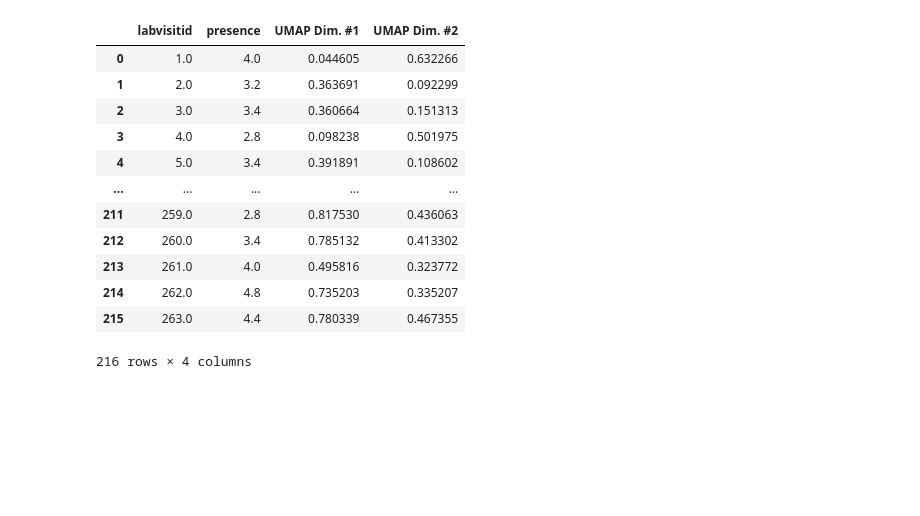
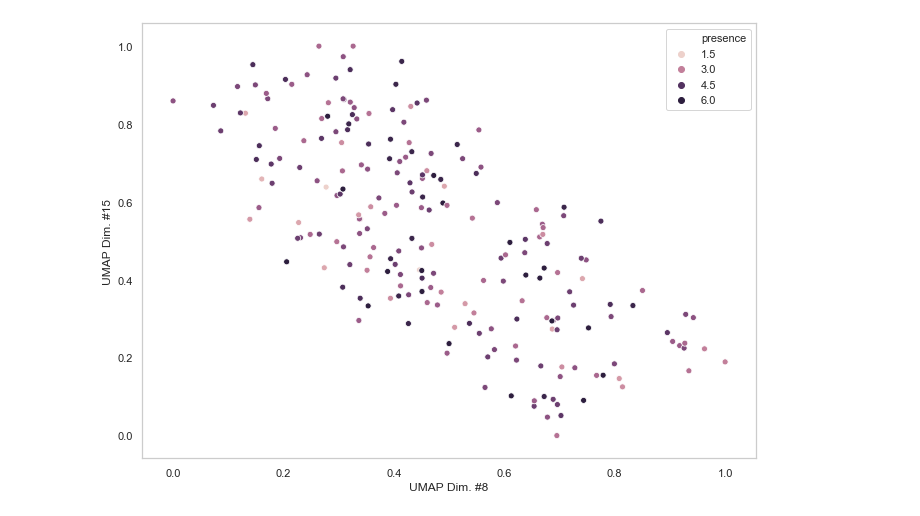
Before and after one commit to adolwick/BIOF509-Project, a Jupyter notebook: 2b_UMAP.ipynb, the cells around one changed output. Drawn from its saved outputs; the diff is of its cells as text; code cells hidden in the pictures; blank space fills up the shorter version.

Commit message:
annotated UMAP file

```diff
--- a/2b_UMAP.ipynb
+++ b/2b_UMAP.ipynb
@@ -8,42 +13,2 @@ import seaborn as sns
 pd.options.display.max_rows=10
 pd.options.display.max_columns=6
-# %%
-class UMAP_class:
-
-    def __init__(self, datafile, IDs = []):
-        self.data = pd.read_csv(datafile)
-        self.IDs = IDs
-        self.IDdf = self.data.filter(IDs)
-        self.nonIDdf = pd.DataFrame(self.data.drop(self.IDs, axis=1))
-
-    def analysis(self, metric, n_neighbors=[], min_dist=[], n_components=[]):
-        self.reducer = umap.UMAP(n_neighbors=n_neighbors, min_dist=min_dist, n_components=n_components, metric=metric)
-        self.umapdata = pd.DataFrame(self.reducer.fit_transform(self.nonIDdf))
-        self.n_components = n_components
-
-    def scale(self, scaler):
-        self.scaler = scaler
-        self.scaledumap = self.scaler.fit_transform(self.umapdata)
-        self.scaledumapdf = pd.DataFrame(self.scaledumap)
-
-    def df_create(self, umap_data=[]):
-
-        def prepend(list, str):
-            str += '{0}'
-            list = [str.format(i) for i in list]
-            return(list)
-
-        self.rangemax = self.n_components+1
-        self.complist = list(range(1,self.rangemax))
-        self.compstr = "UMAP Dim. #"
-        self.compcols = prepend(self.complist, self.compstr)
-        self.compdf = pd.DataFrame(data = umap_data, columns = self.compcols)
-        self.concatlist = [self.IDdf, self.compdf]
-        self.umapdf = pd.concat(self.concatlist, axis=1)
-
-    def scatter(self, x, y, hue, figsize=[]):
-        sns.set(rc={'figure.figsize':figsize})
-        sns.scatterplot(x=x, y=y, hue=hue, data=self.umapdf)
-
-    def csv(self, csvname):
-        self.umapdf.to_csv(csvname, index=False)
@@ -55,16 +14,0 @@ reduction.df_create(umap_data=reduction.scaledumap)
-# %%
-reduction.umapdf
-# %% [output]
-|  | labvisitid | presence | UMAP Dim. #1 | UMAP Dim. #2 |
-| 0 | 1.0 | 4.0 | 0.044605 | 0.632266 |
-| 1 | 2.0 | 3.2 | 0.363691 | 0.092299 |
-| 2 | 3.0 | 3.4 | 0.360664 | 0.151313 |
-| 3 | 4.0 | 2.8 | 0.098238 | 0.501975 |
-| 4 | 5.0 | 3.4 | 0.391891 | 0.108602 |
-| ... | ... | ... | ... | ... |
-| 211 | 259.0 | 2.8 | 0.817530 | 0.436063 |
-| 212 | 260.0 | 3.4 | 0.785132 | 0.413302 |
-| 213 | 261.0 | 4.0 | 0.495816 | 0.323772 |
-| 214 | 262.0 | 4.8 | 0.735203 | 0.335207 |
-| 215 | 263.0 | 4.4 | 0.780339 | 0.467355 |
-216 rows × 4 columns
@@ -71 +141,6 @@ reduction.umapdf
+# %%
+## Visualize any two UMAP dimensions
+reduction.scatter2D(x='UMAP Dim. #8', y='UMAP Dim. #15', hue='presence', figsize=(11,8))
+# %% [output]
+[figure, added]
 # %%
```
Also changed, not shown: parts of 6 cells of this notebook, 1 other file.
